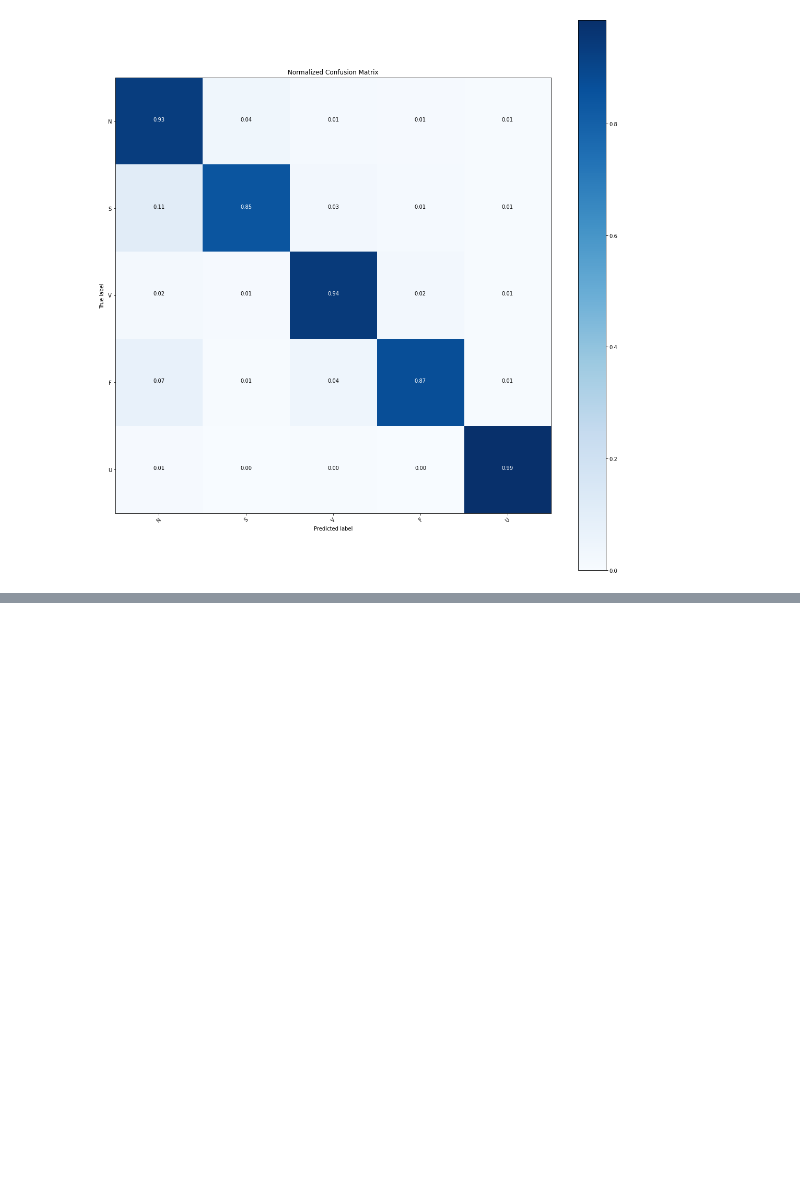
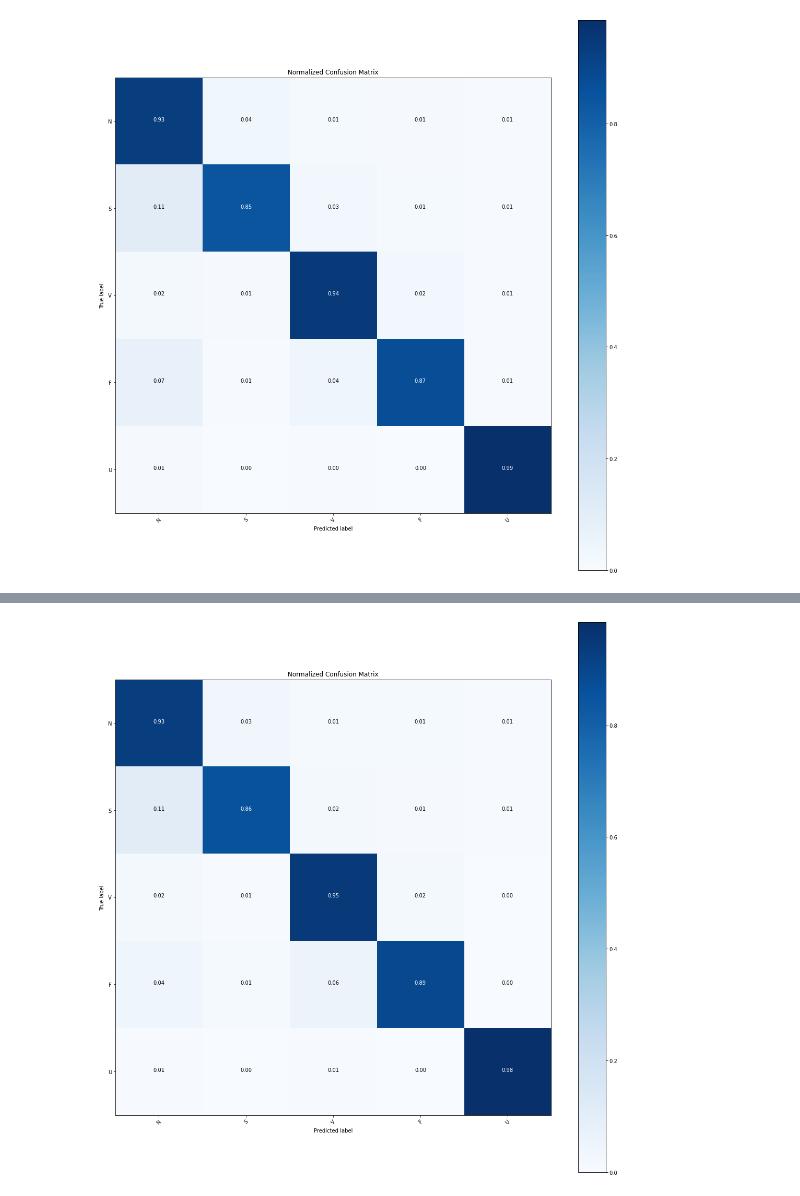
Before and after one commit to dilawarm/federated, a Jupyter notebook: notebooks/ModelAnalysis.ipynb, the cells around one changed output, grey strips where cells are left out. Drawn from its saved outputs; the diff is of its cells as text; code cells hidden in the pictures; blank space fills up the shorter version.

```diff
--- a/notebooks/ModelAnalysis.ipynb
+++ b/notebooks/ModelAnalysis.ipynb
@@ -110,0 +119,2 @@ make_confusion_matrix(X_test, y_test, model_fed)
+# %%
+ X_test, y_test, model_fed = load("robust_aggregation_normalized_v0")
@@ -110,0 +125,4 @@ make_confusion_matrix(X_test, y_test, model_fed)
+# %%
+make_confusion_matrix(X_test, y_test, model_fed)
+# %% [output]
+[figure, added]
```
Also changed, not shown: parts of 9 cells of this notebook, 1 other file.
